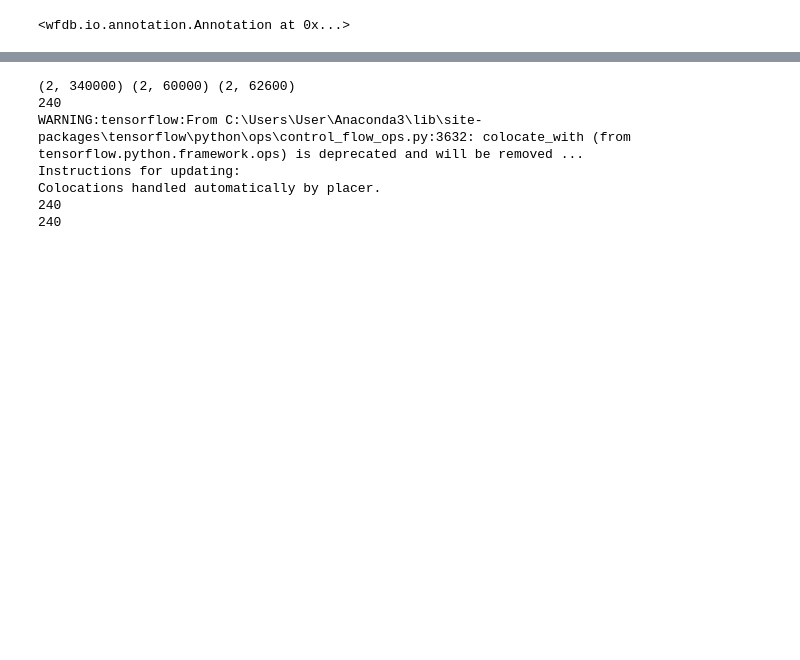
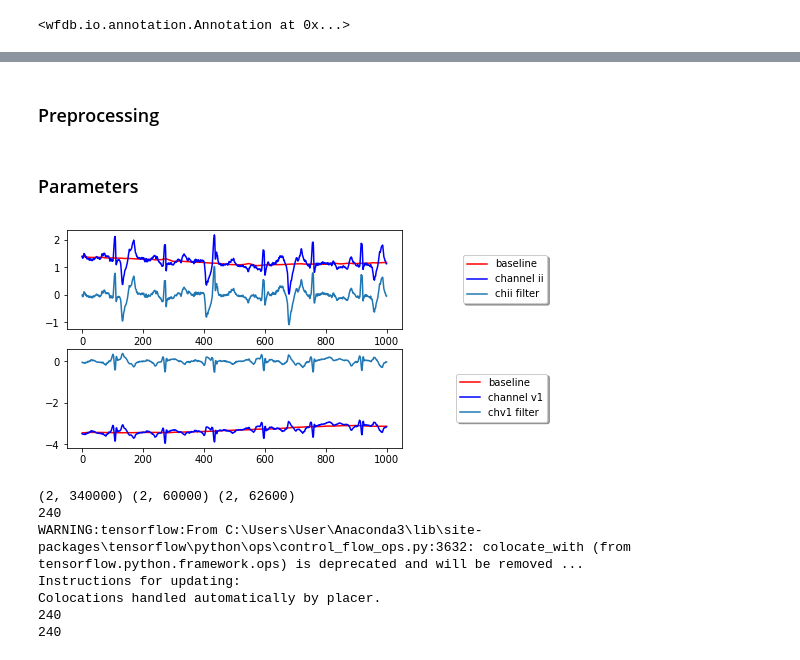
Before and after one commit to jells123/QRS-Detection, a Jupyter notebook: QRS-detectors.ipynb, the cells around one changed output, grey strips where cells are left out. Saved outputs shown, nothing was run; the diff lists cells and outputs as text; code cells hidden in the pictures; blank space fills up the shorter version.

Commit message:
Preprocessing

```diff
--- a/QRS-detectors.ipynb
+++ b/QRS-detectors.ipynb
@@ -143,0 +156,9 @@ def parabola(a,n,r):
+# %% [markdown]
+### Preprocessing
+# %%
+def removeBaseline(signal,fs):
+    baseline = np.convolve(signal, np.ones(fs)/fs, mode = 'same')
+    signalFinal = signal-baseline
+    return signalFinal,baseline
+# %% [markdown]
+### Parameters
@@ -144 +175,20 @@ def parabola(a,n,r):
+# %%
+chii_data_filter,baseline_chii = removeBaseline(channel_ii,fs)
+chv1_data_filter,baseline_chv1 = removeBaseline(channel_v1,fs)
+x = range(1000)
+
+plt.figure(1)
+plt.subplot(211)
+plt.plot(x,baseline_chii[1000:2000], 'r',x,channel_ii[1000:2000],'b',x,chii_data_filter[1000:2000])
+plt.legend(('baseline', 'channel ii', 'chii filter'),
+           loc='upper right', bbox_to_anchor=(1.45, 0.8),shadow=True, ncol=1)
+
+plt.subplot(212)
+plt.plot(x,baseline_chv1[1000:2000], 'r',x,channel_v1[1000:2000],'b',x,chv1_data_filter[1000:2000])
+
+plt.legend(('baseline', 'channel v1', 'chv1 filter'),
+           loc='upper right', bbox_to_anchor=(1.45, 0.8),shadow=True, ncol=1)
+plt.show()
+# %% [output]
+[figure, added]
 # %%
```
Also changed, not shown: parts of 5 cells of this notebook.
